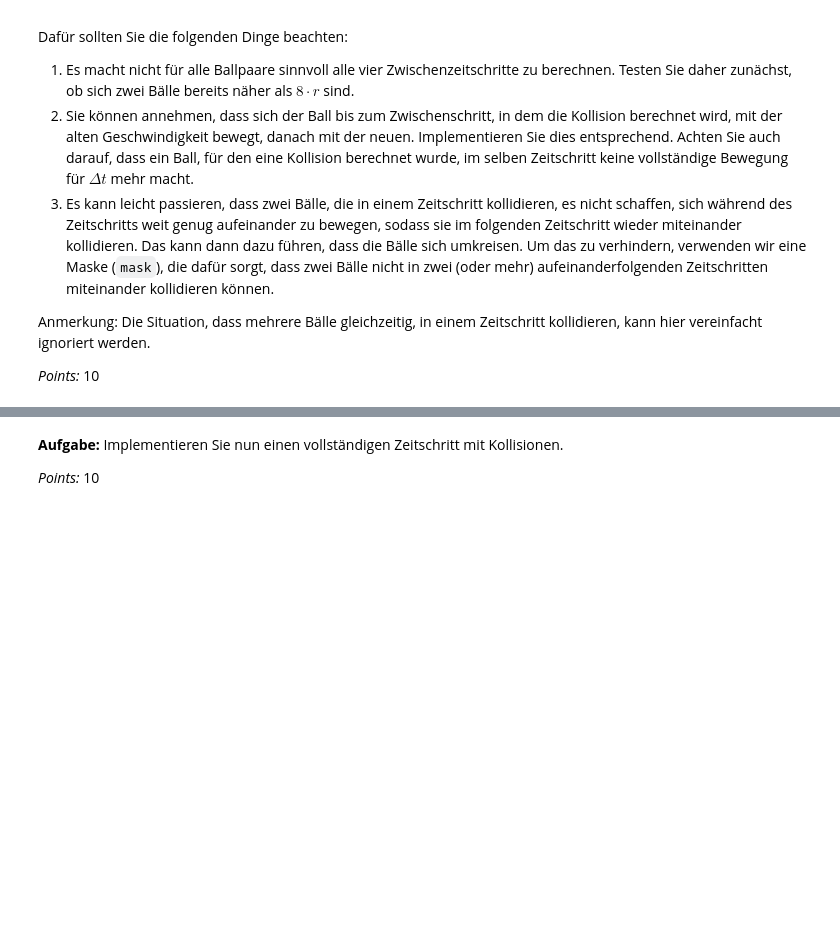
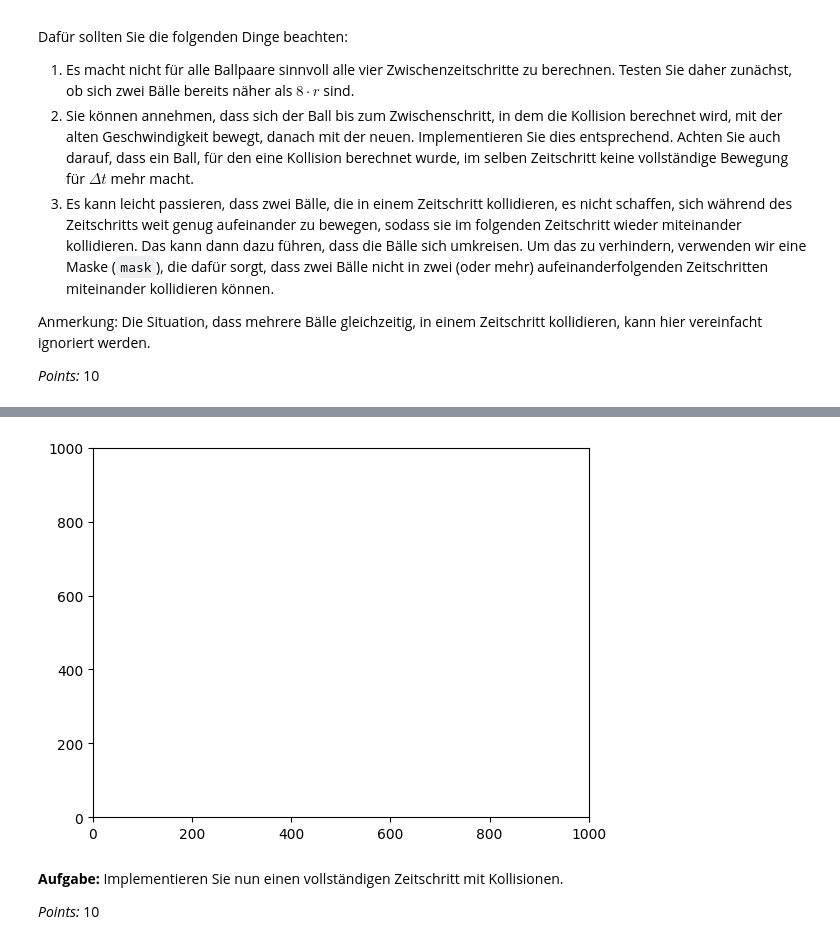
Before and after one commit to DanielLanghann/fachpraktikum-uebungen, a Jupyter notebook: src/EA3.ipynb, the cells around one changed output, grey strips where cells are left out. Saved outputs shown, nothing was run; the diff lists cells and outputs as text; code cells hidden in the pictures; blank space fills up the shorter version.

```diff
--- a/src/EA3.ipynb
+++ b/src/EA3.ipynb
@@ -117,6 +116,3 @@ Wir betrachten nun jeweils für 2 Bälle, ob sie sich in einem der Zwischenzeits
 **Aufgabe:** Schreiben Sie eine Funktion, die dies für zwei Bälle testet und zunächst `True` oder `False` zurück gibt. Für die Berechnung des Abstands können sie die Funktion `np.linalg.norm` verwenden.
 
 _Points:_ 10
-# %%
-def will_collide(c1, v1, c2, v2, r, dt):
-    ...
@@ -122,0 +152,12 @@ def will_collide(c1, v1, c2, v2, r, dt):
+# %%
+# Test
+# Beispiel für die Nutzung der Funktion
+c1 = np.array([0.0, 0.0])
+v1 = np.array([1.0, 0.0])
+c2 = np.array([3.0, 0.0])
+v2 = np.array([-1.0, 0.0])
+r = 0.5
+dt = 1.0
+
+collision = will_collide(c1, v1, c2, v2, r, dt)
+print(f"Collision: {collision}")
@@ -215,6 +292,3 @@ Dafür sollten Sie die folgenden Dinge beachten:
 Anmerkung: Die Situation, dass mehrere Bälle gleichzeitig, in einem Zeitschritt kollidieren, kann hier vereinfacht ignoriert werden.
 
 _Points:_ 10
-# %%
-def get_all_collisions(c, v, m, r, dt, mask):
-    ...
@@ -248,3 +352,35 @@ def init(n=N):
+# %%
+# Initialisierung
+c, v, m, mask = init()
+
+# Ergebnisse speichern
+positions = [c.copy()]
+
+# Simulation
+for step in range(steps):
+    c, v = get_all_collisions(c, v, m, r, dt, mask)
+    positions.append(c.copy())
+
+import matplotlib.pyplot as plt
+import matplotlib.animation as animation
+
+# Visualisierung der Bewegung der Bälle
+fig, ax = plt.subplots()
+ax.set_xlim(0, xmax)
+ax.set_ylim(0, ymax)
+scat = ax.scatter([], [])
+
+def init_plot():
+    scat.set_offsets(np.empty((0, 2)))
+    return scat,
+
+def update_plot(frame):
+    scat.set_offsets(positions[frame])
+    return scat,
+
+ani = animation.FuncAnimation(fig, update_plot, frames=len(positions), init_func=init_plot, blit=True, interval=dt*1000, repeat=False)
+# %% [output]
+[figure, added]
 # %% [markdown]
 <!-- END QUESTION -->
 
```
Also changed, not shown: parts of 12 cells of this notebook, 11 other files.
